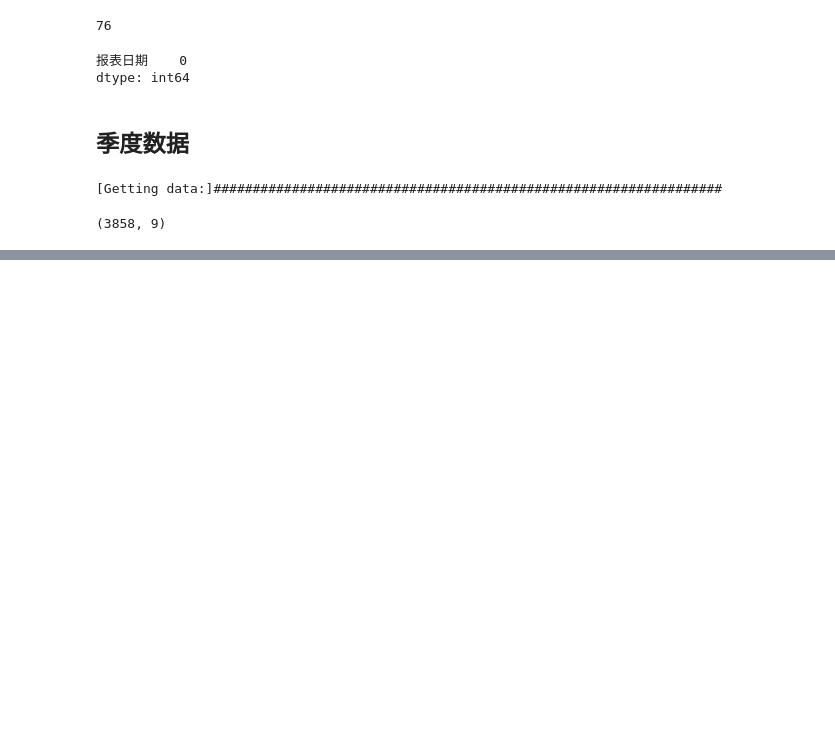
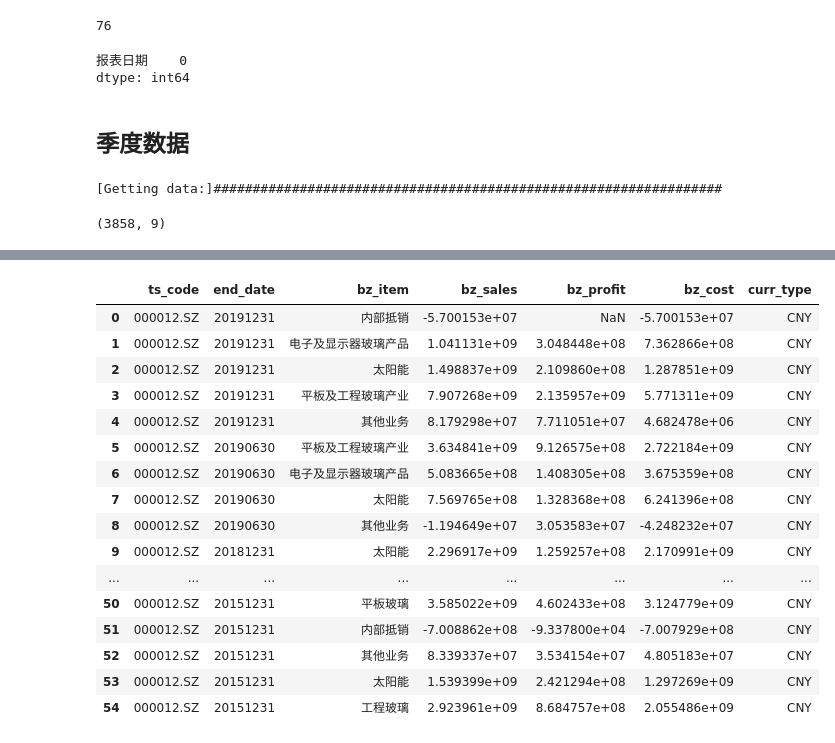
Before and after one commit to nju-luke/inves, a Jupyter notebook: 估值/ori_FVA/获取数据.ipynb, the cells around one changed output, grey strips where cells are left out. Saved outputs shown, nothing was run; the diff lists cells and outputs as text; code cells hidden in the pictures; blank space fills up the shorter version.

```diff
--- a/估值/ori_FVA/获取数据.ipynb
+++ b/估值/ori_FVA/获取数据.ipynb
@@ -179,0 +209,2 @@ df = ts.get_today_all()
+# %%
+df = pro.fina_mainbz(ts_code='000012.SZ', type='P',start_date='20151231')
@@ -179,0 +224,22 @@ df = ts.get_today_all()
+# %%
+df1 = df.assign(rnk=df.groupby(['end_date','bz_item'])['bz_cost'].rank(method='first', ascending=False))
+# %%
+df1 = df1[(df1.rnk < 2) | df1.rnk.isna()].drop('rnk',axis=1)
+# %% [output]
+|  | ts_code | end_date | bz_item | bz_sales | bz_profit | bz_cost | curr_type |
+| 0 | 000012.SZ | 20191231 | 内部抵销 | -5.700153e+07 | NaN | -5.700153e+07 | CNY |
+| 1 | 000012.SZ | 20191231 | 电子及显示器玻璃产品 | 1.041131e+09 | 3.048448e+08 | 7.362866e+08 | CNY |
+| 2 | 000012.SZ | 20191231 | 太阳能 | 1.498837e+09 | 2.109860e+08 | 1.287851e+09 | CNY |
+| 3 | 000012.SZ | 20191231 | 平板及工程玻璃产业 | 7.907268e+09 | 2.135957e+09 | 5.771311e+09 | CNY |
+| 4 | 000012.SZ | 20191231 | 其他业务 | 8.179298e+07 | 7.711051e+07 | 4.682478e+06 | CNY |
+| 5 | 000012.SZ | 20190630 | 平板及工程玻璃产业 | 3.634841e+09 | 9.126575e+08 | 2.722184e+09 | CNY |
+| 6 | 000012.SZ | 20190630 | 电子及显示器玻璃产品 | 5.083665e+08 | 1.408305e+08 | 3.675359e+08 | CNY |
+| 7 | 000012.SZ | 20190630 | 太阳能 | 7.569765e+08 | 1.328368e+08 | 6.241396e+08 | CNY |
+| 8 | 000012.SZ | 20190630 | 其他业务 | -1.194649e+07 | 3.053583e+07 | -4.248232e+07 | CNY |
+| 9 | 000012.SZ | 20181231 | 太阳能 | 2.296917e+09 | 1.259257e+08 | 2.170991e+09 | CNY |
+| ... | ... | ... | ... | ... | ... | ... | ... |
+| 50 | 000012.SZ | 20151231 | 平板玻璃 | 3.585022e+09 | 4.602433e+08 | 3.124779e+09 | CNY |
+| 51 | 000012.SZ | 20151231 | 内部抵销 | -7.008862e+08 | -9.337800e+04 | -7.007929e+08 | CNY |
+| 52 | 000012.SZ | 20151231 | 其他业务 | 8.339337e+07 | 3.534154e+07 | 4.805183e+07 | CNY |
+| 53 | 000012.SZ | 20151231 | 太阳能 | 1.539399e+09 | 2.421294e+08 | 1.297269e+09 | CNY |
+| 54 | 000012.SZ | 20151231 | 工程玻璃 | 2.923961e+09 | 8.684757e+08 | 2.055486e+09 | CNY |
```
Also changed, not shown: parts of 4 cells of this notebook, 2 other files.
